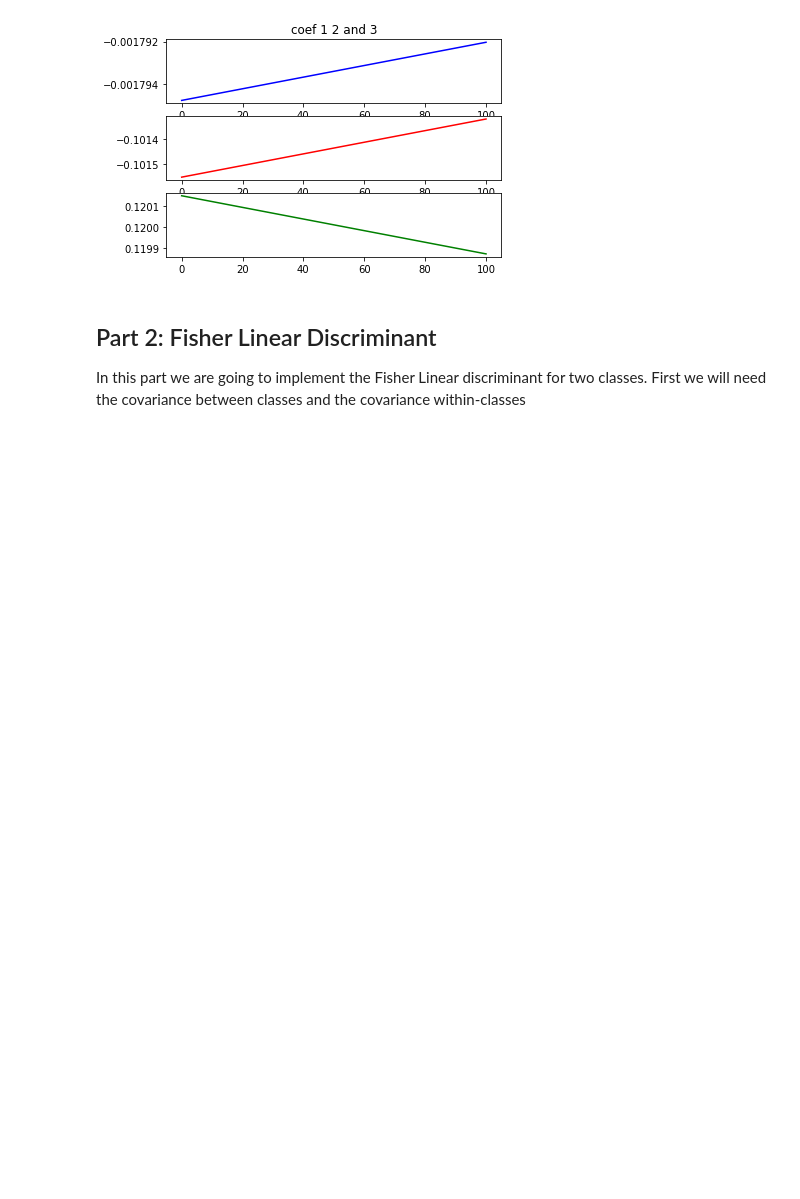
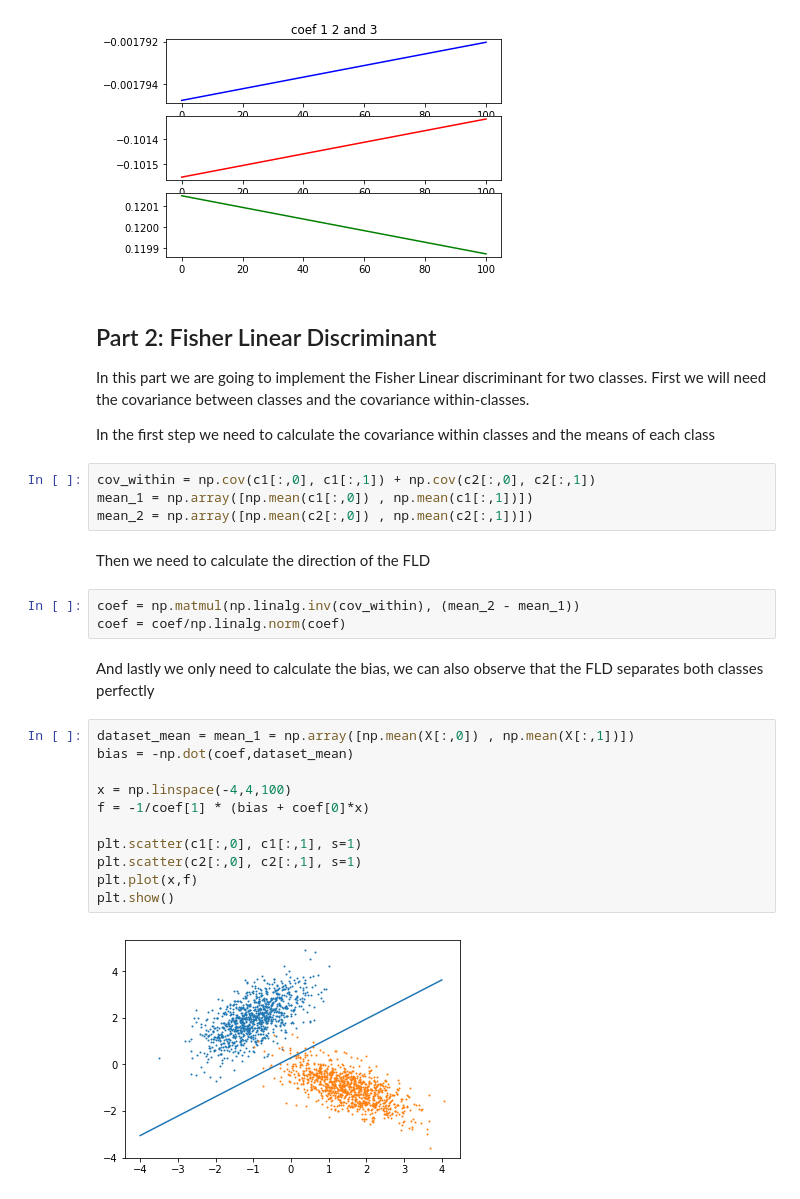
Before and after one commit to joseluisvaz/machine_learning_itesm, a Jupyter notebook: homework2.ipynb, the cells around one changed output. Saved outputs shown, nothing was run; the diff lists cells and outputs as text; blank space fills up the shorter version.

```diff
--- a/homework2.ipynb
+++ b/homework2.ipynb
@@ -97,4 +97,30 @@ plt.show()
 # %% [markdown]
 ## Part 2: Fisher Linear Discriminant
 
-In this part we are going to implement the Fisher Linear discriminant for two classes. First we will need the covariance between classes and the covariance within-classes
+In this part we are going to implement the Fisher Linear discriminant for two classes. First we will need the covariance between classes and the covariance within-classes.
+
+In the first step we need to calculate the covariance within classes and the means of  each class
+# %%
+cov_within = np.cov(c1[:,0], c1[:,1]) + np.cov(c2[:,0], c2[:,1])
+mean_1 = np.array([np.mean(c1[:,0]) , np.mean(c1[:,1])])
+mean_2 = np.array([np.mean(c2[:,0]) , np.mean(c2[:,1])])
+# %% [markdown]
+Then we need to calculate the direction of the FLD
+# %%
+coef = np.matmul(np.linalg.inv(cov_within), (mean_2 - mean_1))
+coef = coef/np.linalg.norm(coef)
+# %% [markdown]
+And lastly we only need to calculate the bias, we can also observe that the FLD separates both classes perfectly
+# %%
+dataset_mean = mean_1 = np.array([np.mean(X[:,0]) , np.mean(X[:,1])])
+bias = -np.dot(coef,dataset_mean)
+
+x = np.linspace(-4,4,100)
+f = -1/coef[1] * (bias + coef[0]*x)
+
+plt.scatter(c1[:,0], c1[:,1], s=1)
+plt.scatter(c2[:,0], c2[:,1], s=1)
+plt.plot(x,f)
+plt.show()
+# %% [output]
+[figure, added]
```
Also changed, not shown: parts of 4 cells of this notebook, 2 other files.
